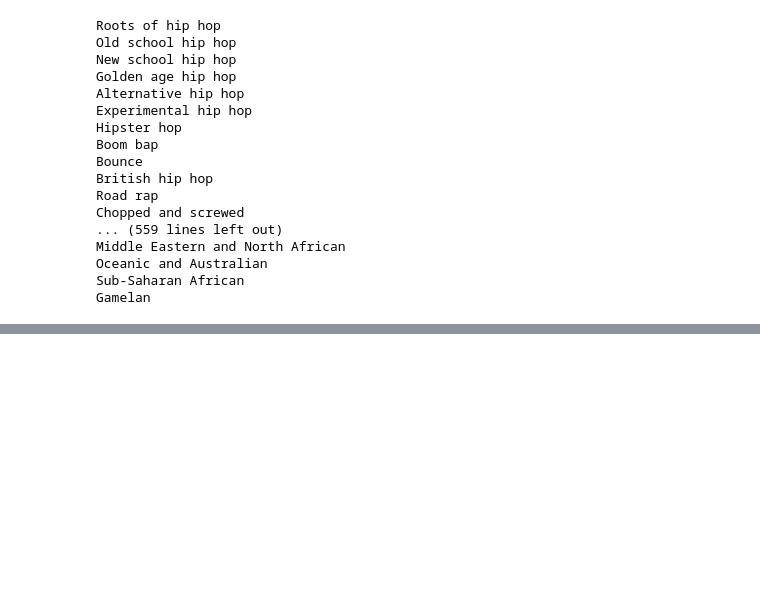
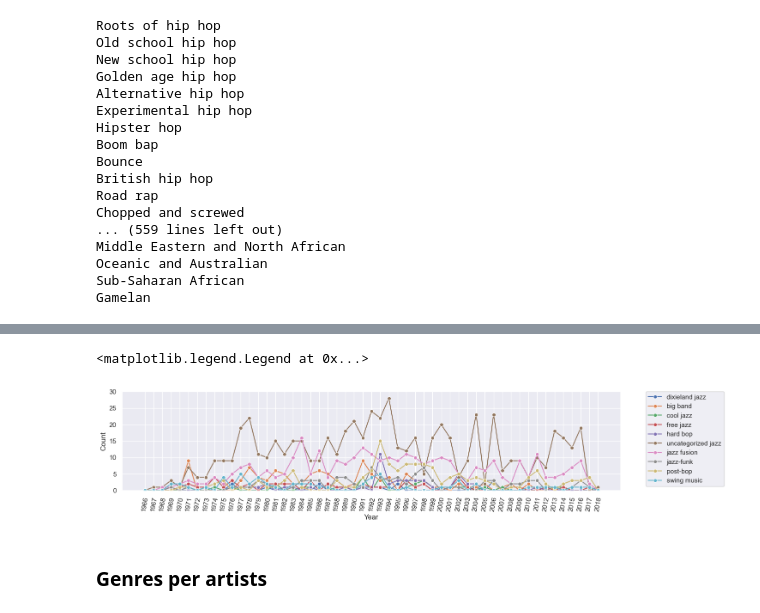
Before and after one commit to sizmar2018/master_thesis_women_in_jazz, a Jupyter notebook: code/cleaning/cleaning_data.ipynb, the cells around one changed output, grey strips where cells are left out. Saved outputs shown, nothing was run; the diff lists cells and outputs as text; code cells hidden in the pictures; blank space fills up the shorter version.

```diff
--- a/code/cleaning/cleaning_data.ipynb
+++ b/code/cleaning/cleaning_data.ipynb
@@ -486,0 +596,3 @@ Gamelan
+# %%
+normalized_dict = pd.json_normalize(mjf_json, sep=',')
+normalized_dict = normalized_dict.explode('genres')
@@ -486,0 +616,42 @@ Gamelan
+# %%
+"""
+genres_rep = genres_rep[(genres_rep['genres'] == "Afro-Cuban jazz")  |
+                                (genres_rep['genres'] == "bebop")  | (genres_rep['genres'] == "Gypsy jazz")  |
+                                (genres_rep['genres'] == "lounge music")  | (genres_rep['genres'] == "boogie-woogie") |
+                                (genres_rep['genres'] == "bossa nova") | (genres_rep['genres'] == "acid jazz") |
+                                (genres_rep['genres'] == "Latin jazz") | (genres_rep['genres'] == "crossover jazz")
+                                 ]
+"""
+
+genres_rep = genres_rep[ (genres_rep['genres'] == "swing music")   |
+
+                                (genres_rep['genres'] == "post-bop") | (genres_rep['genres'] == "jazz fusion") |
+                                (genres_rep['genres'] == "hard bop") | (genres_rep['genres'] == "free jazz") |
+                                (genres_rep['genres'] == "cool jazz") | (genres_rep['genres'] == "jazz-funk") |
+                                (genres_rep['genres'] == "jazz") | (genres_rep['genres'] == "Dixieland jazz") |  (genres_rep['genres'] == "big band") ]
+# %%
+genres_rep['genres'] =  genres_rep['genres'].apply(lambda x :  "uncategorized jazz" if x =='jazz' else x)
+genres_rep['genres'] =  genres_rep['genres'].apply(lambda x :  "dixieland jazz" if x =='Dixieland jazz' else x)
+# %%
+genres_rep['genres'] =  genres_rep['genres'].apply(lambda x :  "afro-Cuban jazz" if x =='Afro-Cuban jazz' else x)
+genres_rep['genres'] =  genres_rep['genres'].apply(lambda x :  "gypsy jazz" if x =='Gypsy jazz' else x)
+genres_rep['genres'] =  genres_rep['genres'].apply(lambda x :  "latin jazz" if x =='Latin jazz' else x)
+# %%
+import seaborn as sns
+sns.set(rc={'figure.figsize':(15,3)})
+fig,ax = plt.subplots()
+ax.tick_params(axis='x', rotation=80)
+#ax.set_yticks([0,0.5,1])
+#ax.set(ylim=(-0.1,1.1))
+ax.set_yticks([0,5,10,15,20,25,30])
+ax.set(ylim=(-0.1,30))
+ax.set(xlabel='Year', ylabel='Count')
+sns.lineplot(
+    data=genres_rep,
+    x='date', y='id', hue='genres', marker='o')
+plt.legend(bbox_to_anchor=(1.05, 1), loc=2, borderaxespad=0.)
+# %% [output]
+<matplotlib.legend.Legend at 0x...>
+[figure, added]
+# %% [markdown]
+### Genres per artists
```
Also changed, not shown: parts of 57 cells of this notebook, 31 other files.
